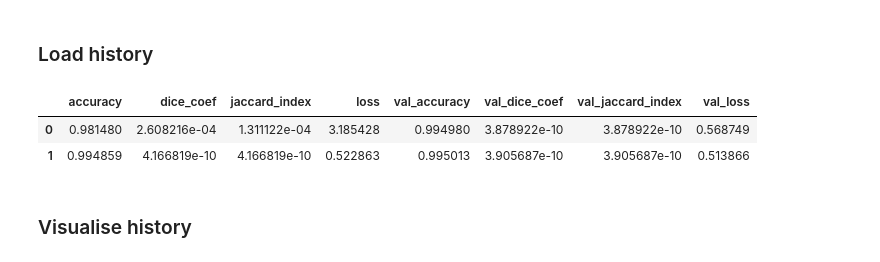
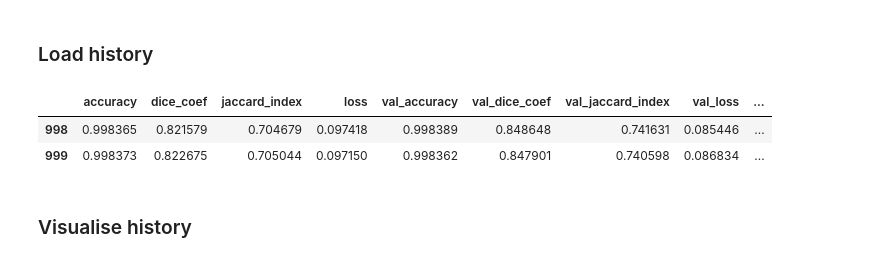
Before and after one commit to we1c0me2s0rapark/UoL-FP, a Jupyter notebook: Result.ipynb, the cells around one changed output. Cells and saved outputs as stored; diff of their text form; code cells hidden in the pictures.

```diff
--- a/Result.ipynb
+++ b/Result.ipynb
@@ -32,11 +32,11 @@ Mass test tensor path: C:\Users\lejam\Desktop\CBIS-DDSM\manifest-1748122768688\m
 # %%
 history_df = pd.read_csv(os.path.join(data_root, 'history.csv'))
 
-history_df.head(2)
+history_df.tail(2)
 # %% [output]
-|  | accuracy | dice_coef | jaccard_index | loss | val_accuracy | val_dice_coef | val_jaccard_index | val_loss |
-| 0 | 0.981480 | 2.608216e-04 | 1.311122e-04 | 3.185428 | 0.994980 | 3.878922e-10 | 3.878922e-10 | 0.568749 |
-| 1 | 0.994859 | 4.166819e-10 | 4.166819e-10 | 0.522863 | 0.995013 | 3.905687e-10 | 3.905687e-10 | 0.513866 |
+|  | accuracy | dice_coef | jaccard_index | loss | val_accuracy | val_dice_coef | val_jaccard_index | val_loss | ... |
+| 998 | 0.998365 | 0.821579 | 0.704679 | 0.097418 | 0.998389 | 0.848648 | 0.741631 | 0.085446 | ... |
+| 999 | 0.998373 | 0.822675 | 0.705044 | 0.097150 | 0.998362 | 0.847901 | 0.740598 | 0.086834 | ... |
 # %% [markdown]
 ### Visualise history
 # %%
```
Also changed, not shown: parts of 9 cells of this notebook, 8 other files.
